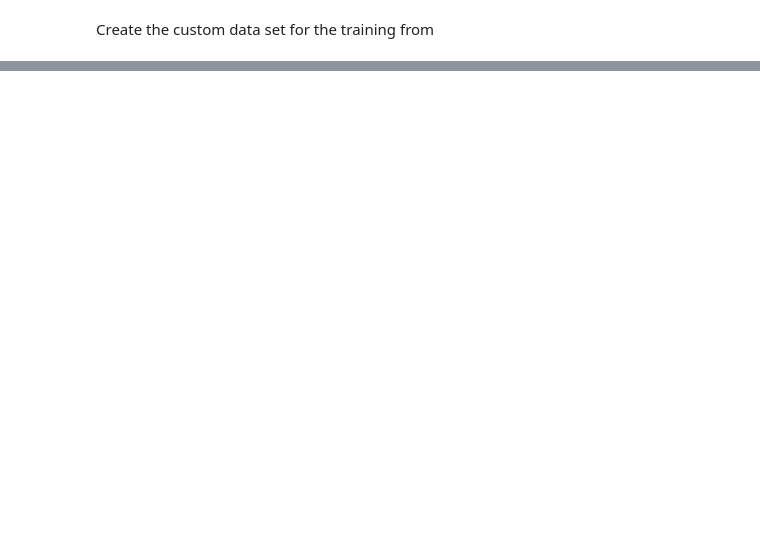
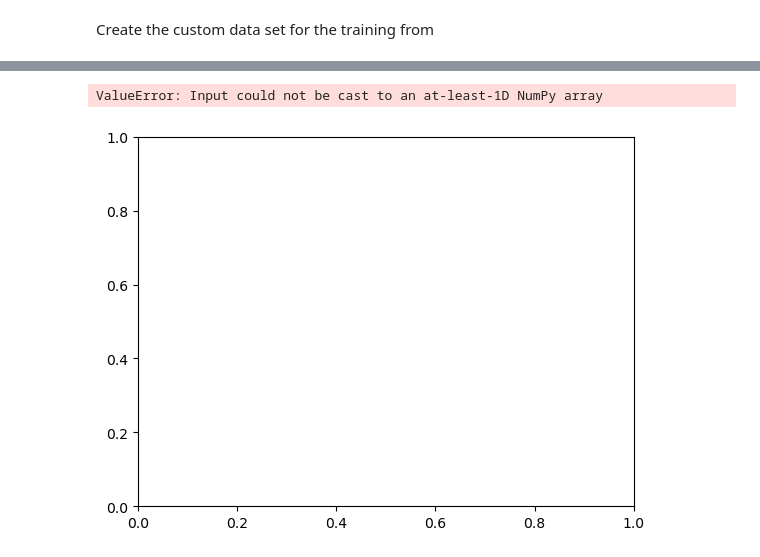
Before and after one commit to radhikrammohan/1D_HT_Pinn, a Jupyter notebook: Data_prep/PINN/1D_PINN_basic_2.ipynb, the cells around one changed output, grey strips where cells are left out. Drawn from its saved outputs; the diff is of its cells as text; code cells hidden in the pictures; blank space fills up the shorter version.

```diff
--- a/Data_prep/PINN/1D_PINN_basic_2.ipynb
+++ b/Data_prep/PINN/1D_PINN_basic_2.ipynb
@@ -664,0 +280,4 @@ plt.show()
+# %%
+train_losses = []
+val_losses = []
+test_losses = []
@@ -664,0 +328,24 @@ plt.show()
+# %%
+def test_loop(epochs, model, loss_fn_data, optimizer, train_dataloader, test_dataloader):
+
+    model.eval()
+    test_loss = 0
+    for batch in test_dataloader:
+        inputs, temp_inp= batch
+        inputs, temp_inp= inputs.to(device), temp_inp.to(device)
+        u_pred = model(inputs[:,0].unsqueeze(1), inputs[:,1].unsqueeze(1))
+        data_loss = loss_fn_data(u_pred, temp_inp.float())
+        loss = data_loss
+        test_loss += loss.item()
+    test_losses.append(test_loss)
+    if epochs % 10 == 0:
+        print(f"Epoch {epochs}, Test-Loss {test_loss}")
+    return test_losses
+# %%
+
+train_losses = training_loop(epochs, model, loss_fn_data, optimizer, train_dataloader, val_dataloader)
+val_losses = validation_loop(epochs, model, loss_fn_data, optimizer, train_dataloader, val_dataloader)
+test_losses = test_loop(epochs, model, loss_fn_data, optimizer, train_dataloader, test_dataloader)
+train_losses.append(train_losses)
+val_losses.append(val_losses)
+test_losses.append(test_losses)
@@ -664,0 +377,13 @@ plt.show()
+# %%
+test_loss = test_loop(epochs, model, loss_fn_data, optimizer, train_dataloader, test_dataloader)
+print(f"Test Loss: {test_loss}")
+
+ #plotting the loss
+plt.figure()
+plt.plot(train_losses, label='Training loss')
+plt.plot(val_losses, label='Validation loss')
+plt.xlabel('Epoch')
+plt.ylabel('Loss')
+plt.legend()
+plt.show()
+# %% [output]
@@ -664,0 +392,2 @@ plt.show()
+ValueError: Input could not be cast to an at-least-1D NumPy array
+[figure, added]
```
Also changed, not shown: parts of 24 cells of this notebook, 8 other files.
